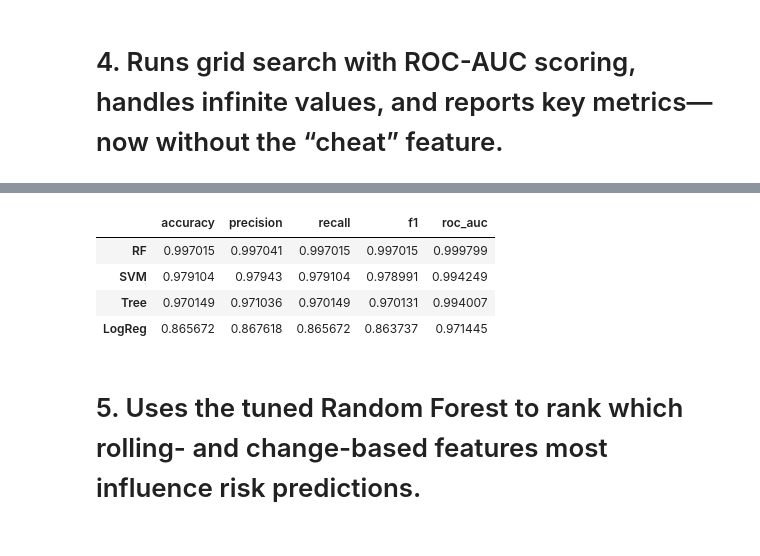
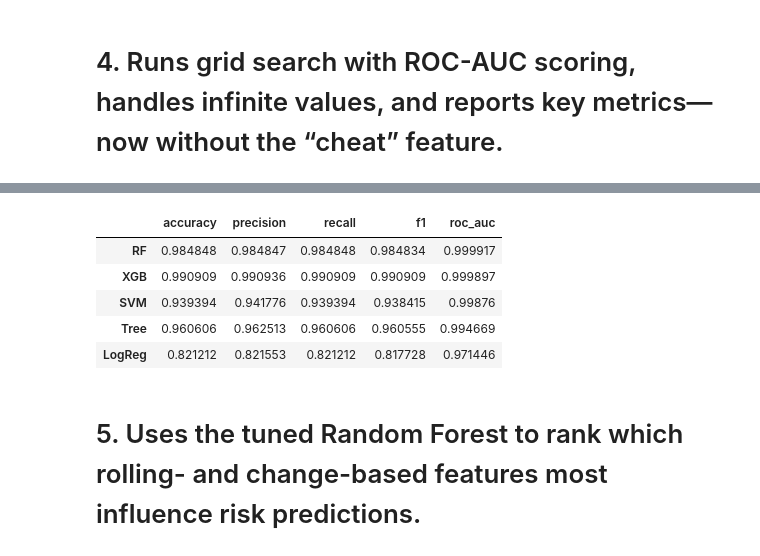
Before and after one commit to marshallhm1/DataScienceProject, a Jupyter notebook: notebooks/3_modelbuilding.ipynb, the cells around one changed output, grey strips where cells are left out. Cells and saved outputs as stored; diff of their text form; code cells hidden in the pictures.

```diff
--- a/notebooks/3_modelbuilding.ipynb
+++ b/notebooks/3_modelbuilding.ipynb
@@ -79,16 +56,22 @@ Name: count, dtype: int64
 # %%
 from sklearn.model_selection import train_test_split, StratifiedKFold
 
-# Stratified split to preserve label proportions
+# map labels
+df['risk_code'] = df['risk_label'].map(label_map)
+
+# drop rows missing a code
+df = df.dropna(subset=['risk_code']).reset_index(drop=True)
+
+# extract X and y
+X = df[features]
+y = df['risk_code'].astype(int)
+
 X_train, X_test, y_train, y_test = train_test_split(
     X, y,
     test_size=0.2,
     stratify=y,
     random_state=42
 )
-
-# 5-fold stratified CV
-cv = StratifiedKFold(n_splits=5, shuffle=True, random_state=42)
 # %% [markdown]
 # 3. Defines four pipelines (LogReg, Decision Tree, Random Forest, SVM) and corresponding hyperparameter search spaces.
 # %%
@@ -98,6 +81,7 @@ from sklearn.linear_model import LogisticRegression
 from sklearn.tree import DecisionTreeClassifier
 from sklearn.ensemble import RandomForestClassifier
 from sklearn.svm import SVC
+from xgboost import XGBClassifier
 
 models = {
     'LogReg': Pipeline([
@@ -114,6 +98,11 @@ models = {
         ('scaler', StandardScaler()),
         ('clf',    SVC(probability=True, random_state=42))
     ]),
+    'XGB': Pipeline([
+    ('clf', XGBClassifier(use_label_encoder=False,
+                          eval_metric='logloss',
+                          random_state=42))
+    ]),
 }
 
 param_grids = {
@@ -127,6 +116,10 @@ param_grids = {
         'clf__C':      [0.1, 1, 10],
         'clf__kernel': ['linear','rbf']
     },
+    'XGB':   {
+    'clf__n_estimators': [100, 300],
+    'clf__max_depth':    [3, 6, 9]
+    },
 }
 # %% [markdown]
 # 4. Runs grid search with ROC-AUC scoring, handles infinite values, and reports key metrics—now without the “cheat” feature.
@@ -143,6 +136,7 @@ import numpy as np
 X_train = X_train.replace([np.inf, -np.inf], np.nan).fillna(0)
 X_test  = X_test.replace([np.inf, -np.inf], np.nan).fillna(0)
 
+best_models = {}
 results = {}
 
 for name, pipe in models.items():
@@ -155,9 +149,10 @@ for name, pipe in models.items():
     )
     gs.fit(X_train, y_train)   # now no inf/too-large values
     best   = gs.best_estimator_
+    best_models[name] = best
     y_pred = best.predict(X_test)
     # get probability for “High” class
-    pos_idx = list(best.classes_).index('High')
+    pos_idx = list(best.classes_).index(high_code)
     y_proba = best.predict_proba(X_test)[:, pos_idx]
 
     results[name] = {
@@ -166,7 +161,7 @@ for name, pipe in models.items():
         'precision'  : precision_score(y_test, y_pred, average='weighted'),
         'recall'     : recall_score(y_test, y_pred, average='weighted'),
         'f1'         : f1_score(y_test, y_pred, average='weighted'),
-        'roc_auc'    : roc_auc_score((y_test=='High').astype(int), y_proba)
+        'roc_auc':     roc_auc_score((y_test==high_code).astype(int), y_proba),
     }
 
 # Summarize and sort by ROC-AUC
@@ -195,8 +190,9 @@ ValueError: multi_class must be in ('ovo', 'ovr')
 |  | accuracy | precision | recall | f1 | roc_auc |
-| RF | 0.997015 | 0.997041 | 0.997015 | 0.997015 | 0.999799 |
-| SVM | 0.979104 | 0.97943 | 0.979104 | 0.978991 | 0.994249 |
-| Tree | 0.970149 | 0.971036 | 0.970149 | 0.970131 | 0.994007 |
-| LogReg | 0.865672 | 0.867618 | 0.865672 | 0.863737 | 0.971445 |
+| RF | 0.984848 | 0.984847 | 0.984848 | 0.984834 | 0.999917 |
+| XGB | 0.990909 | 0.990936 | 0.990909 | 0.990909 | 0.999897 |
+| SVM | 0.939394 | 0.941776 | 0.939394 | 0.938415 | 0.99876 |
+| Tree | 0.960606 | 0.962513 | 0.960606 | 0.960555 | 0.994669 |
+| LogReg | 0.821212 | 0.821553 | 0.821212 | 0.817728 | 0.971446 |
 # %% [markdown]
 # 5. Uses the tuned Random Forest to rank which rolling- and change-based features most influence risk predictions.
 # %%
```
Also changed, not shown: parts of 7 cells of this notebook, 3 other files.
